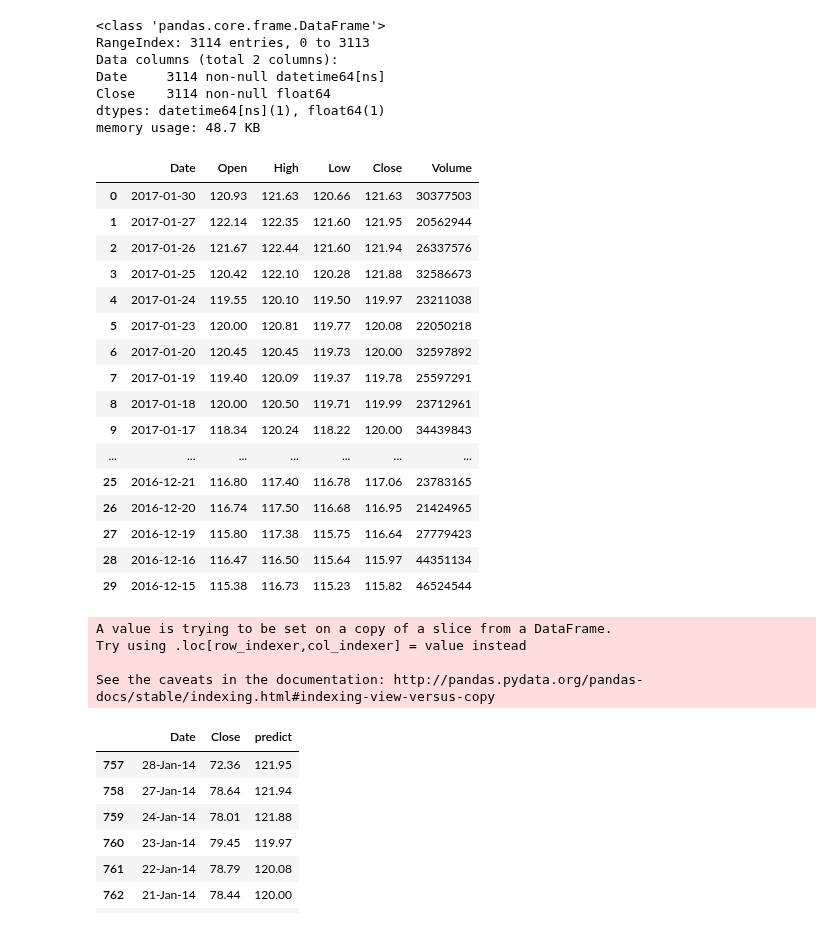
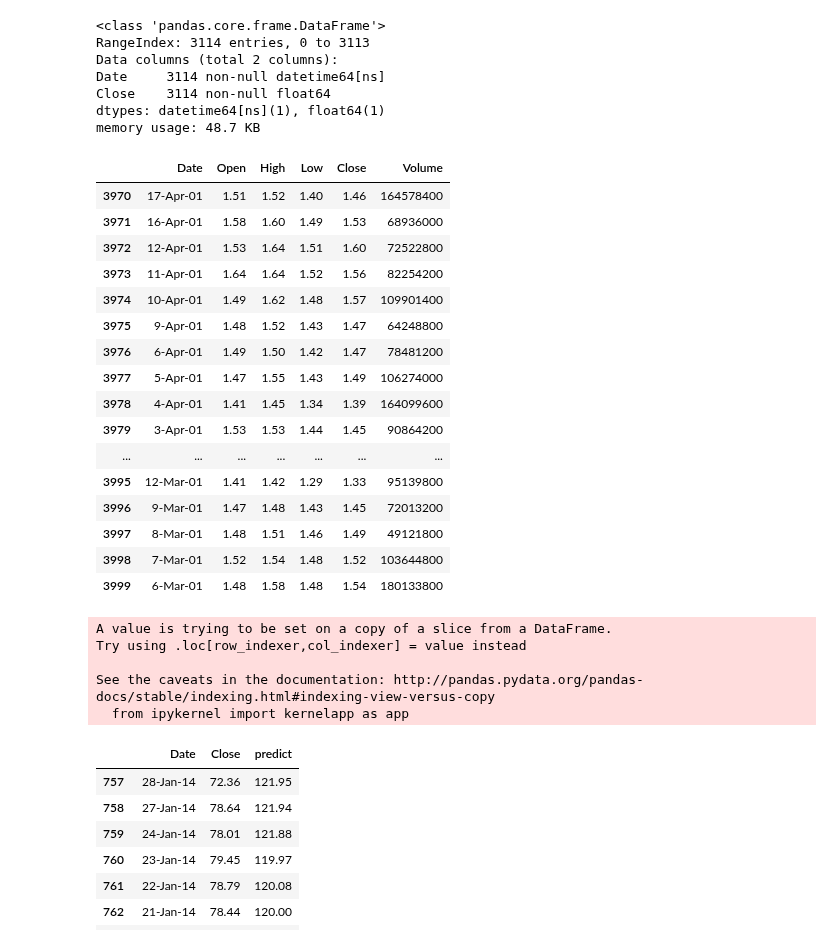
Before and after one commit to mohsseha/DSI-BOS-students, a Jupyter notebook: cjmadsen/week_09/cmadsen_predictor_raw.ipynb, the cells around one changed output. Drawn from its saved outputs; the diff is of its cells as text; code cells hidden in the pictures.

```diff
--- a/cjmadsen/week_09/cmadsen_predictor_raw.ipynb
+++ b/cjmadsen/week_09/cmadsen_predictor_raw.ipynb
@@ -81,35 +81,34 @@ Close    3114 non-null float64
 dtypes: datetime64[ns](1), float64(1)
 memory usage: 48.7 KB
 # %%
-aapl.head(30)
+aapl.tail(30)
 # %% [output]
 |  | Date | Open | High | Low | Close | Volume |
-| 0 | 2017-01-30 | 120.93 | 121.63 | 120.66 | 121.63 | 30377503 |
-| 1 | 2017-01-27 | 122.14 | 122.35 | 121.60 | 121.95 | 20562944 |
-| 2 | 2017-01-26 | 121.67 | 122.44 | 121.60 | 121.94 | 26337576 |
-| 3 | 2017-01-25 | 120.42 | 122.10 | 120.28 | 121.88 | 32586673 |
-| 4 | 2017-01-24 | 119.55 | 120.10 | 119.50 | 119.97 | 23211038 |
-| 5 | 2017-01-23 | 120.00 | 120.81 | 119.77 | 120.08 | 22050218 |
-| 6 | 2017-01-20 | 120.45 | 120.45 | 119.73 | 120.00 | 32597892 |
-| 7 | 2017-01-19 | 119.40 | 120.09 | 119.37 | 119.78 | 25597291 |
-| 8 | 2017-01-18 | 120.00 | 120.50 | 119.71 | 119.99 | 23712961 |
-| 9 | 2017-01-17 | 118.34 | 120.24 | 118.22 | 120.00 | 34439843 |
+| 3970 | 17-Apr-01 | 1.51 | 1.52 | 1.40 | 1.46 | 164578400 |
+| 3971 | 16-Apr-01 | 1.58 | 1.60 | 1.49 | 1.53 | 68936000 |
+| 3972 | 12-Apr-01 | 1.53 | 1.64 | 1.51 | 1.60 | 72522800 |
+| 3973 | 11-Apr-01 | 1.64 | 1.64 | 1.52 | 1.56 | 82254200 |
+| 3974 | 10-Apr-01 | 1.49 | 1.62 | 1.48 | 1.57 | 109901400 |
+| 3975 | 9-Apr-01 | 1.48 | 1.52 | 1.43 | 1.47 | 64248800 |
+| 3976 | 6-Apr-01 | 1.49 | 1.50 | 1.42 | 1.47 | 78481200 |
+| 3977 | 5-Apr-01 | 1.47 | 1.55 | 1.43 | 1.49 | 106274000 |
+| 3978 | 4-Apr-01 | 1.41 | 1.45 | 1.34 | 1.39 | 164099600 |
+| 3979 | 3-Apr-01 | 1.53 | 1.53 | 1.44 | 1.45 | 90864200 |
 | ... | ... | ... | ... | ... | ... | ... |
-| 25 | 2016-12-21 | 116.80 | 117.40 | 116.78 | 117.06 | 23783165 |
-| 26 | 2016-12-20 | 116.74 | 117.50 | 116.68 | 116.95 | 21424965 |
-| 27 | 2016-12-19 | 115.80 | 117.38 | 115.75 | 116.64 | 27779423 |
-| 28 | 2016-12-16 | 116.47 | 116.50 | 115.64 | 115.97 | 44351134 |
-| 29 | 2016-12-15 | 115.38 | 116.73 | 115.23 | 115.82 | 46524544 |
+| 3995 | 12-Mar-01 | 1.41 | 1.42 | 1.29 | 1.33 | 95139800 |
+| 3996 | 9-Mar-01 | 1.47 | 1.48 | 1.43 | 1.45 | 72013200 |
+| 3997 | 8-Mar-01 | 1.48 | 1.51 | 1.46 | 1.49 | 49121800 |
+| 3998 | 7-Mar-01 | 1.52 | 1.54 | 1.48 | 1.52 | 103644800 |
+| 3999 | 6-Mar-01 | 1.48 | 1.58 | 1.48 | 1.54 | 180133800 |
 # %%
-year = 252 days
-#predict = aapl.Close.copy(deep=True)
-#aaplplot = aaplplot[757:]
+#year = 252 days
 aaplplot["predict"] = aaplplot.Close.shift(periods = 756)
 # %% [output]
 A value is trying to be set on a copy of a slice from a DataFrame.
 Try using .loc[row_indexer,col_indexer] = value instead
 
 See the caveats in the documentation: http://pandas.pydata.org/pandas-docs/stable/indexing.html#indexing-view-versus-copy
+  from ipykernel import kernelapp as app
 # %%
 aaplplot = aaplplot[757:]
 aaplplot.head(30)
```
Also changed, not shown: parts of 8 cells of this notebook.
